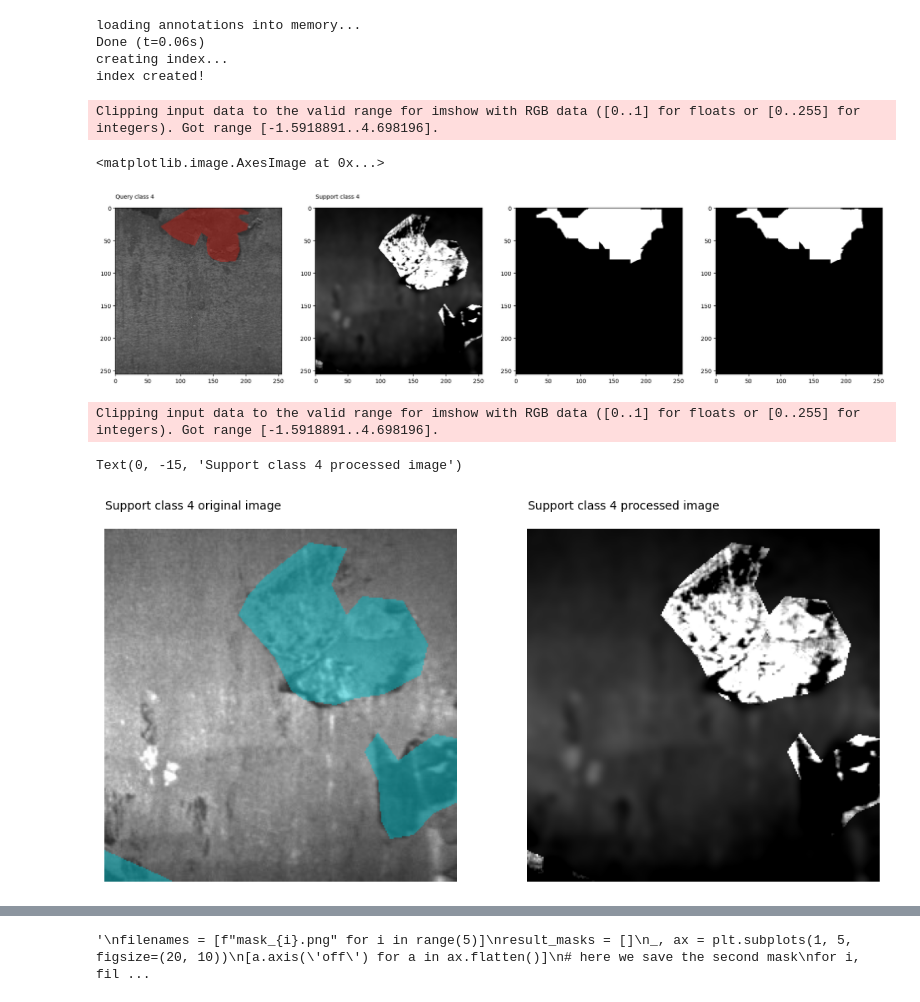
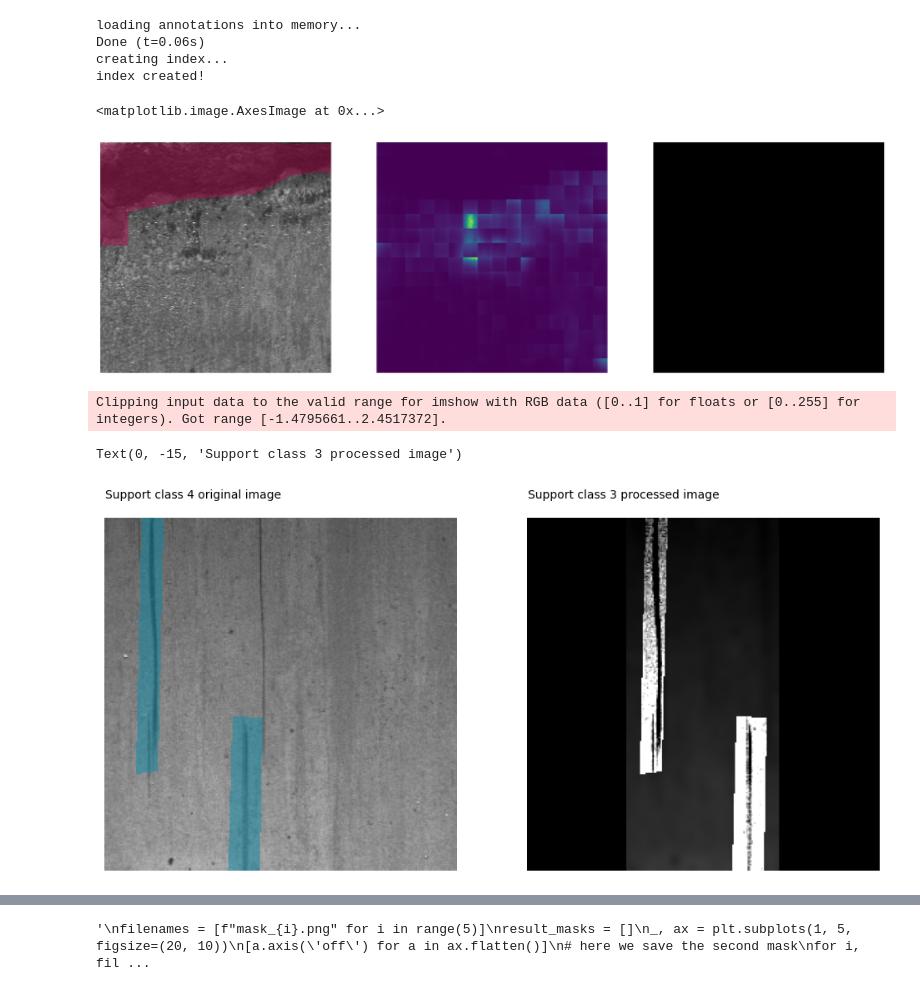
Before and after one commit to EnolAyo/clipseg_steel_defect, a Jupyter notebook: notebooks/segmentation_v2.ipynb, the cells around one changed output, grey strips where cells are left out. Saved outputs shown, nothing was run; the diff lists cells and outputs as text; code cells hidden in the pictures.

```diff
--- a/notebooks/segmentation_v2.ipynb
+++ b/notebooks/segmentation_v2.ipynb
@@ -43,7 +43,7 @@ query_label = COCO_CLASSES[query_class]
 query_mask = mask_util.decode(query['segmentation'])
 
 
-support_class = 4
+support_class = 3
 support_id = random.choice(coco_dataset.ids_by_class[support_class])
 support = metadata.loadAnns(ids=support_id)[0]
 support_image = Image.open(os.path.join(data_path, support['image_id'])).convert('RGB')
@@ -70,26 +70,21 @@ cond = text_cond * text_weights + visual_s_cond * (1 - text_weights)
 # %%
 anns = metadata.loadAnns(ids=query_id)
 # predict
 with torch.no_grad():
     preds = model(q, cond)[0].squeeze(0).squeeze(0)
     prob_map = np.array(torch.sigmoid(preds))
-    prob_map_8bits = (prob_map*255).astype(np.uint8)
 
 # visualize prediction
-_, ax = plt.subplots(1, 4, figsize=(24, 8))
+_, ax = plt.subplots(1, 3, figsize=(24, 8))
+[a.axis('off') for a in ax.flatten()]
 ax[0].imshow(query_image)
 plt.sca(ax[0])
 metadata.showAnns(anns, draw_bbox=False)
-ax[0].text(0, -15, f'Query class {query_class}')
-ax[1].imshow(s_blend[0].transpose(1,2,0))
-ax[1].text(0, -15, f'Support class {support_class}')
+ax[1].imshow(prob_map)
 ax[2].imshow(prob_map>=0.5, cmap='gray')
-_, binary_map_otsu = cv2.threshold(prob_map_8bits, 0, 255, cv2.THRESH_BINARY + cv2.THRESH_OTSU)
-ax[3].imshow(binary_map_otsu, cmap='gray')
 # %% [output]
-Clipping input data to the valid range for imshow with RGB data ([0..1] for floats or [0..255] for integers). Got range [-1.5918891..4.698196].
+<matplotlib.image.AxesImage at 0x...>
-<matplotlib.image.AxesImage at 0x...>
-[figure, old version]
+[figure, new version]
 # %%
 #Visualize prompt engineering
 anns = metadata.loadAnns(ids=support_id)
@@ -102,9 +97,9 @@ ax[0].text(0, -15, f'Support class {query_class} original image')
 ax[1].imshow(s_blend[0].transpose(1,2,0))
 ax[1].text(0, -15, f'Support class {support_class} processed image')
 # %% [output]
-Clipping input data to the valid range for imshow with RGB data ([0..1] for floats or [0..255] for integers). Got range [-1.5918891..4.698196].
+Clipping input data to the valid range for imshow with RGB data ([0..1] for floats or [0..255] for integers). Got range [-1.4795661..2.4517372].
-Text(0, -15, 'Support class 4 processed image')
+Text(0, -15, 'Support class 3 processed image')
-[figure, old version]
+[figure, new version]
 # %%
 
 plt.imshow(query_image)
```
Also changed, not shown: parts of 3 cells of this notebook, 1 other file.
